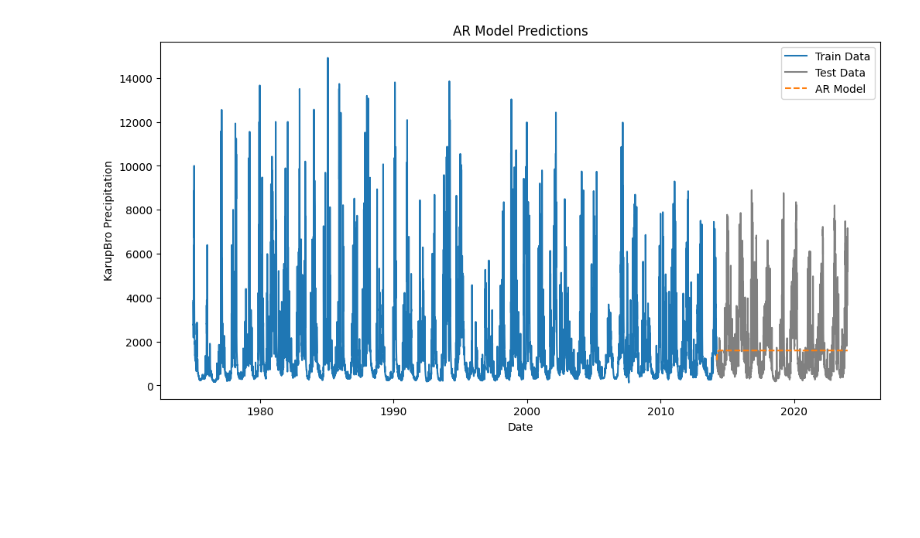
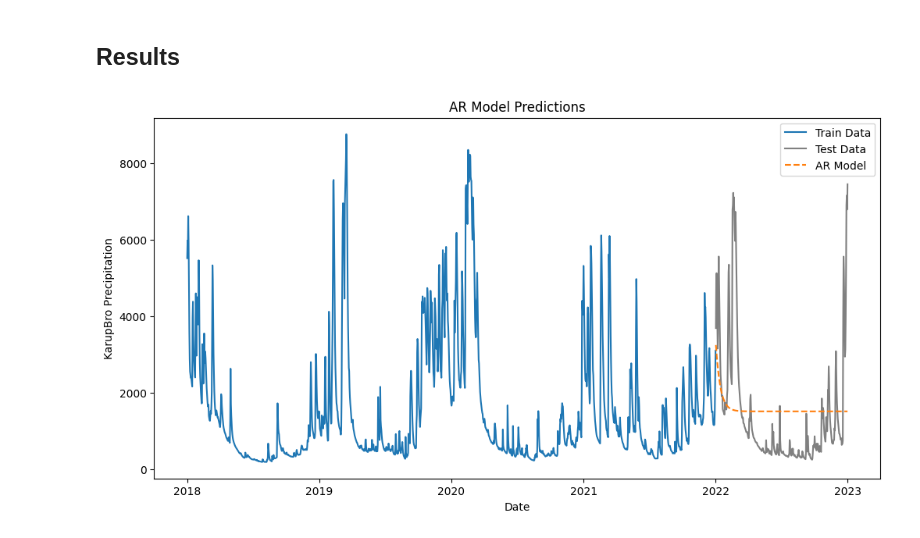
Before and after one commit to nicolaigarder/Forecasting-water-inflow, a Jupyter notebook: Time_series_models.ipynb, the cells around one changed output. Drawn from its saved outputs; the diff is of its cells as text; code cells hidden in the pictures; blank space fills up the shorter version.

```diff
--- a/Time_series_models.ipynb
+++ b/Time_series_models.ipynb
@@ -78,0 +113,19 @@ plt.show()
+# %%
+# Seasonal differencing (removes yearly seasonality)
+date_filtered_data["KarupBro_seasonal_diff"] = date_filtered_data["KarupBro"].diff(365)
+
+# Drop NaNs before applying the ADF test and decomposition
+date_filtered_data = date_filtered_data.dropna(subset=["KarupBro_seasonal_diff"])
+
+# Check stationarity after differencing
+from statsmodels.tsa.stattools import adfuller
+adf_result = adfuller(date_filtered_data["KarupBro_seasonal_diff"])
+print("ADF Statistic:", adf_result[0])
+print("p-value:", adf_result[1])
+
+# Perform seasonal decomposition
+seasonality_diff = seasonal_decompose(date_filtered_data.set_index("timestamp")["KarupBro_seasonal_diff"], model="additive", period=365)
+
+# Plot the decomposition
+seasonality_diff.plot()
+plt.show()
@@ -78,0 +141,19 @@ plt.show()
+# %%
+# Seasonal differencing (removes yearly seasonality)
+date_filtered_data["KarupBro_seasonal_diff2"] = date_filtered_data["KarupBro_seasonal_diff"].diff(365)
+
+# Drop NaNs before applying the ADF test and decomposition
+date_filtered_data = date_filtered_data.dropna(subset=["KarupBro_seasonal_diff2"])
+
+# Check stationarity after differencing
+from statsmodels.tsa.stattools import adfuller
+adf_result = adfuller(date_filtered_data["KarupBro_seasonal_diff2"])
+print("ADF Statistic:", adf_result[0])
+print("p-value:", adf_result[1])
+
+# Perform seasonal decomposition
+seasonality_diff = seasonal_decompose(date_filtered_data.set_index("timestamp")["KarupBro_seasonal_diff2"], model="additive", period=365)
+
+# Plot the decomposition
+seasonality_diff.plot()
+plt.show()
@@ -79,21 +212,23 @@ plt.show()
+# %% [markdown]
+## Results
 # %%
 # Split train and test
-train = korup_parken_df.iloc[:-int(len(korup_parken_df) * 0.2)]
-test = korup_parken_df.iloc[-int(len(korup_parken_df) * 0.2):]
+train = date_filtered_data.iloc[:-int(len(date_filtered_data) * 0.2)]
+test = date_filtered_data.iloc[-int(len(date_filtered_data) * 0.2):]
 
 # --- Autoregression (AR) Model with 4 lags ---
 model_ar = AutoReg(train["KarupBro"], lags=4).fit()
 pred_ar = model_ar.predict(start=len(train), end=len(train) + len(test) - 1, dynamic=False)
 
 # --- Plot results ---
 plt.figure(figsize=(12, 6))
 plt.plot(train["timestamp"], train["KarupBro"], label="Train Data")
 plt.plot(test["timestamp"], test["KarupBro"], label="Test Data", color='gray')
 plt.plot(test["timestamp"], pred_ar, label="AR Model", linestyle='dashed')
 plt.xlabel("Date")
 plt.ylabel("KarupBro Precipitation")
 plt.title("AR Model Predictions")
 plt.legend()
 plt.show()
 # %% [output]
-[figure, old version]
+[figure, new version]
```
Also changed, not shown: parts of 15 cells of this notebook, 4 other files.
